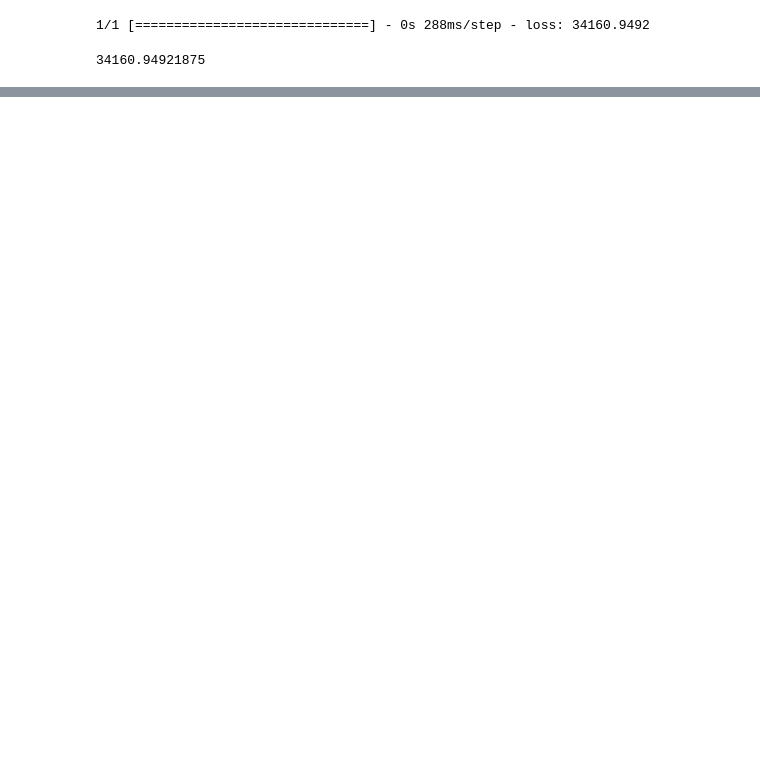
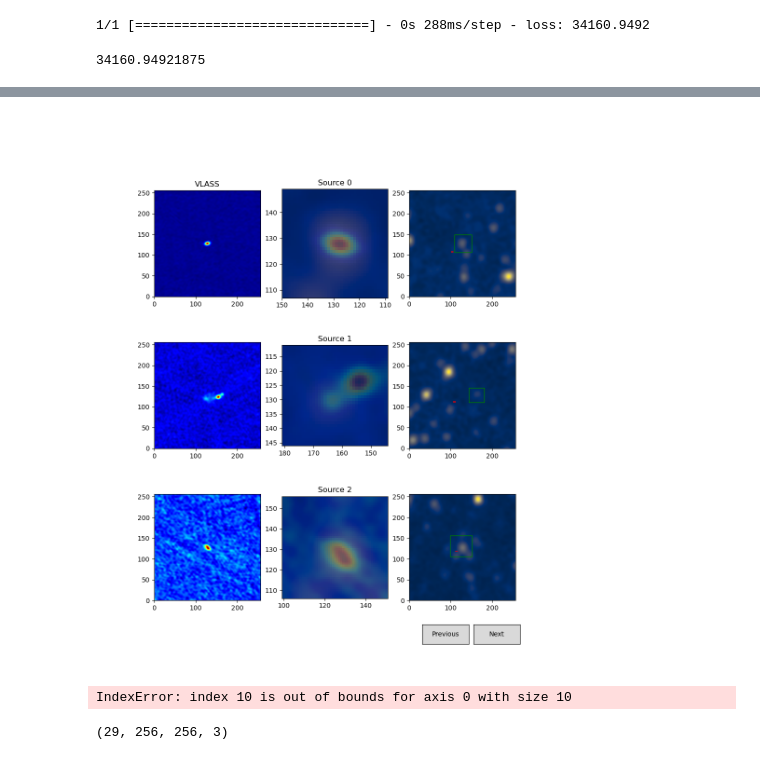
Before and after one commit to WWGolay/LikelihoodRatio_ML, a Jupyter notebook: model.ipynb, the cells around one changed output, grey strips where cells are left out. Drawn from its saved outputs; the diff is of its cells as text; code cells hidden in the pictures; blank space fills up the shorter version.

```diff
--- a/model.ipynb
+++ b/model.ipynb
@@ -198,0 +284,2 @@ model.evaluate(test_images, test_labels)
+# %%
+predict_labels = model.predict(test_images[0:10])
@@ -198,0 +301,69 @@ model.evaluate(test_images, test_labels)
+# %%
+plt.close()
+
+sourceLength = len(test_images)
+nSources = 3
+
+fig, ax = plt.subplots(nSources, 3, figsize=(10, 12))
+ax[0][0].set_title('VLASS')
+ax[0][1].set_title('VLASS + WISE')
+ax[0][2].set_title('WISE')
+
+class Index:
+    ind = 0
+
+    def next(self, event):
+        self.ind += nSources
+        i = self.ind % sourceLength
+        self.showFigures()
+        plt.draw()
+
+    def prev(self, event):
+        self.ind -= nSources
+        i = self.ind % sourceLength
+        self.showFigures()
+        plt.draw()
+
+    def showFigures(self):
+        for i in range(nSources):
+            (px0,px1,py0,py1) = predict_labels[self.ind+i]
+            (x0,x1,y0,y1) = test_labels[self.ind+i]
+            ax[i][0].imshow(test_images[i+self.ind,:,:,0], origin='lower', cmap='jet')
+            ax[i][0].set_xlim(0, 256); ax[i][0].set_ylim(0, 256)
+
+            ax[i][1].title.set_text('Source '+str(i+self.ind))
+            ax[i][1].imshow(test_images[i+self.ind,:,:,1], origin='lower', cmap='cividis')
+            ax[i][1].imshow(test_images[i+self.ind,:,:,0], origin='lower', cmap='jet', alpha=0.2)
+            ax[i][1].set_xlim(x0, x1)
+            ax[i][1].set_ylim(y0, y1)
+
+            ax[i][2].cla()
+            ax[i][2].imshow(test_images[i+self.ind,:,:,1], origin='lower', cmap='cividis')
+            ax[i][2].set_xlim(0, 256); ax[i][2].set_ylim(0, 256)
+
+            # Create a Rectangle patch
+            rect = patches.Rectangle((px0, py0), px1-px0, py1-py0, linewidth=1, edgecolor='r', facecolor='none')
+            # Labeled rectangle
+            rect2 = patches.Rectangle((x0, y0), x1-x0, y1-y0, linewidth=1, edgecolor='g', facecolor='none')
+
+            # Add the patch to the final image
+            ax[i][2].add_patch(rect)
+            ax[i][2].add_patch(rect2)
+
+callback = Index()
+callback.showFigures()
+axprev = fig.add_axes([0.7, 0.05, 0.1, 0.035])
+axnext = fig.add_axes([0.81, 0.05, 0.1, 0.035])
+bnext = Button(axnext, 'Next')
+bnext.on_clicked(callback.next)
+bprev = Button(axprev, 'Previous')
+bprev.on_clicked(callback.prev)
+
+plt.show()
+# %% [output]
+[figure, added]
+IndexError: index 10 is out of bounds for axis 0 with size 10
+# %%
+test_images.shape
+# %% [output]
+(29, 256, 256, 3)
```
Also changed, not shown: parts of 28 cells of this notebook.
